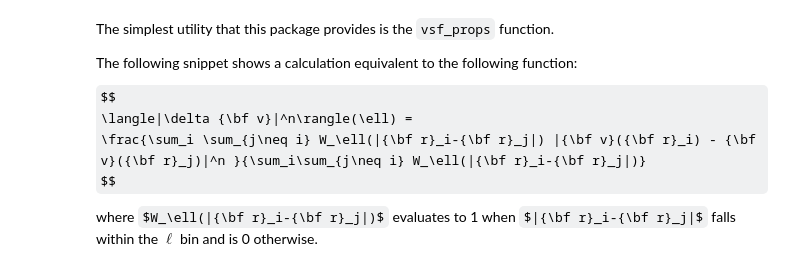
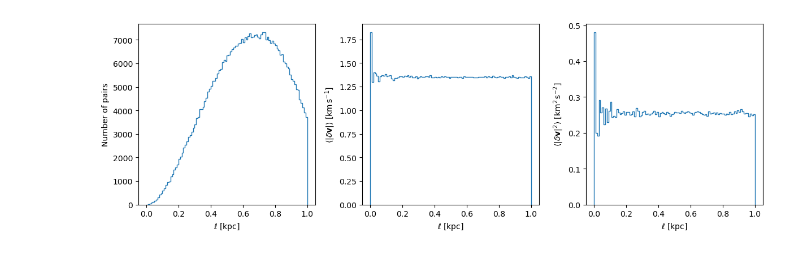
Before and after one commit to mabruzzo/pairstat, a Jupyter notebook: docs/source/pages/Example.ipynb, the cells around one changed output. Cells and saved outputs as stored; diff of their text form; code cells hidden in the pictures; some formulas as TeX source.

```diff
--- a/docs/source/pages/Example.ipynb
+++ b/docs/source/pages/Example.ipynb
@@ -7,11 +32,38 @@ import matplotlib.pyplot as plt
-# %% [markdown]
-The simplest utility that this package provides is the `vsf_props` function.
-
-The following snippet shows a calculation equivalent to the following function:
-
-$$
-\langle|\delta {\bf v}|^n\rangle(\ell) =
-    \frac{\sum_i \sum_{j\neq i} W_\ell(|{\bf r}_i-{\bf r}_j|) |{\bf v}({\bf r}_i) - {\bf v}({\bf r}_j)|^n }{\sum_i\sum_{j\neq i} W_\ell(|{\bf r}_i-{\bf r}_j|)}
-$$
-
-where $W_\ell(|{\bf r}_i-{\bf r}_j|)$ evaluates to 1 when $|{\bf r}_i-{\bf r}_j|$ falls within the $\ell$ bin and is 0 otherwise.
+# %%
+# generate some random positions and velocities:
+generator = np.random.RandomState(seed=156)
+pos = generator.rand(3, 1000)
+vel = generator.rand(3, 1000) * 2 - 1.0
+
+# for the sake of example, let's imagine that the positions have units of kpc,
+# and that the velocities have units of km/s
+
+from pyvsf import vsf_props
+
+# separation bins
+dist_bin_edges = np.arange(101.0) / 100
+
+vsf_result_dict = vsf_props(
+    pos_a=pos, val_a=vel,
+    pos_b=None, val_b=None,
+    dist_bin_edges=dist_bin_edges,
+    stat_kw_pairs=[("variance", {})],
+    nproc=1,
+)[0]
+
+
+fig, ax_arr = plt.subplots(1, 3, figsize=(12, 4), sharex=True)
+
+plot_binned_data(ax_arr[0], dist_bin_edges, vsf_result_dict["counts"])
+ax_arr[0].set_ylabel("Number of pairs")
+plot_binned_data(ax_arr[1], dist_bin_edges, vsf_result_dict["mean"])
+ax_arr[1].set_ylabel(r"$\langle|\delta{\bf v}|\rangle\ [{\rm km}\, {\rm s}^{-1}]$ ")
+plot_binned_data(ax_arr[2], dist_bin_edges, vsf_result_dict["variance"])
+ax_arr[2].set_ylabel(r"$\langle|\delta{\bf v}|^2\rangle\ [{\rm km}^2\, {\rm s}^{-2}]$")
+
+for ax in ax_arr:
+    ax.set_xlabel(r"$\ell\ [{\rm kpc}]$")
+
+fig.tight_layout()
+# %% [output]
+[figure, added]
```
Also changed, not shown: parts of 16 cells of this notebook, 5 other files.
